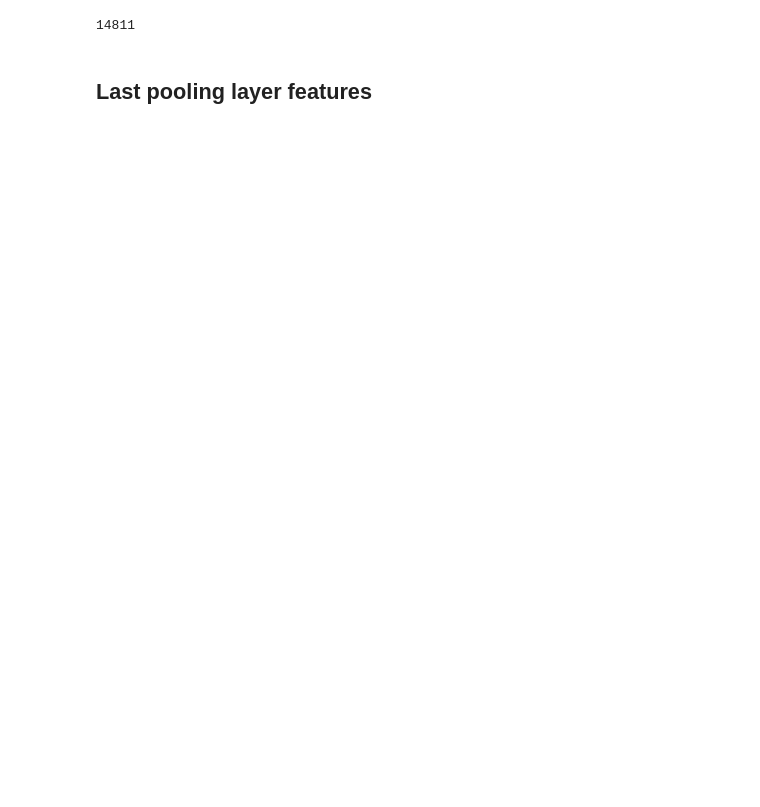
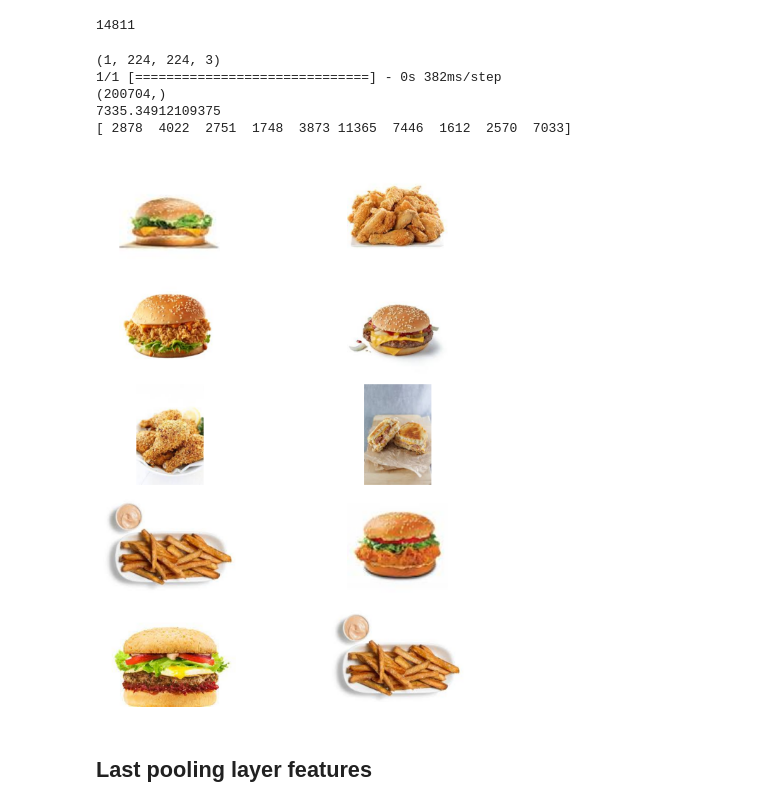
Before and after one commit to Blowdire/DSIM_Project, a Jupyter notebook: ImageRetrieval.ipynb, the cells around one changed output. Saved outputs shown, nothing was run; the diff lists cells and outputs as text; code cells hidden in the pictures; blank space fills up the shorter version.

```diff
--- a/ImageRetrieval.ipynb
+++ b/ImageRetrieval.ipynb
@@ -47,13 +50,13 @@ Found 3500 files belonging to 10 classes.
 # %%
-def format_image(image, label):
+def format_image(image, label, paths):
     image = tf.image.resize(image, (224, 224))/255.0
 
     image = preprocess_input(image)
-    return image, label
+    return image, label,  tf.constant(paths)
 # %%
-train_ds = train_ds.map(format_image).prefetch(256)
-test_ds = test_ds.map(format_image).prefetch(256)
-val_ds = val_ds.map(format_image).prefetch(256)
+train_ds = train_ds.map(lambda images, labels: format_image(images, labels, paths = train_ds.file_paths))
+# test_ds = test_ds.map(format_image)
+# val_ds = val_ds.map(format_image)
 # %% [markdown]
 ## Third pooling layer features
 # %%
@@ -82,7 +98,15 @@ _________________________________________________________________
 # %%
 from tqdm import tqdm
-train_features = []
-for items in tqdm(train_ds):
-  predictions = model.predict(items[0], verbose=False)
+train_features = [[],[]]
+path_index = 0
+for items, images, paths in tqdm(train_ds):
+  current_paths = tf.constant(paths)
+  predictions = model.predict(items, verbose=False)
   for prediction in predictions:
-    train_features.append(prediction.flatten())
+    path = tf.get_static_value(paths[path_index]).decode("utf-8")
+    train_features[0].append(prediction.flatten())
+    train_features[1].append(path)
+    if(path_index == 0):
+      print(images[path_index])
+      print(paths[path_index])
+    path_index += 1
@@ -136,2 +215,16 @@ with open('./kb_tree.pkl','wb') as f:
+# %%
+base_model = VGG16(weights='imagenet')
+model = Model(inputs=base_model.input,
+              outputs=base_model.get_layer('block3_pool').output)
+# %%
+search_image(
+    './Datasets/ImageRetrieval/Test/Burger/Burger-Test (2).jpeg', model)
+# %% [output]
+(1, 224, 224, 3)
+1/1 [==============================] - 0s 382ms/step
+(200704,)
+7335.34912109375
+[ 2878  4022  2751  1748  3873 11365  7446  1612  2570  7033]
+[figure, added]
 # %% [markdown]
 ## Last pooling layer features
```
Also changed, not shown: parts of 7 cells of this notebook, 8 other files.
